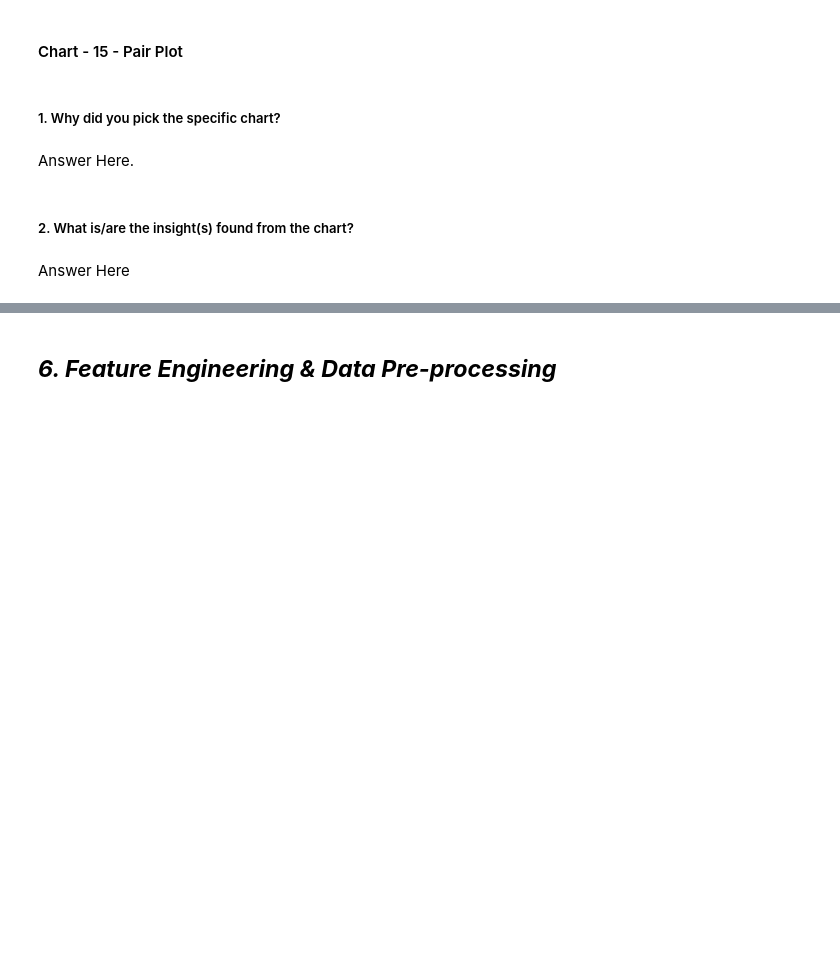
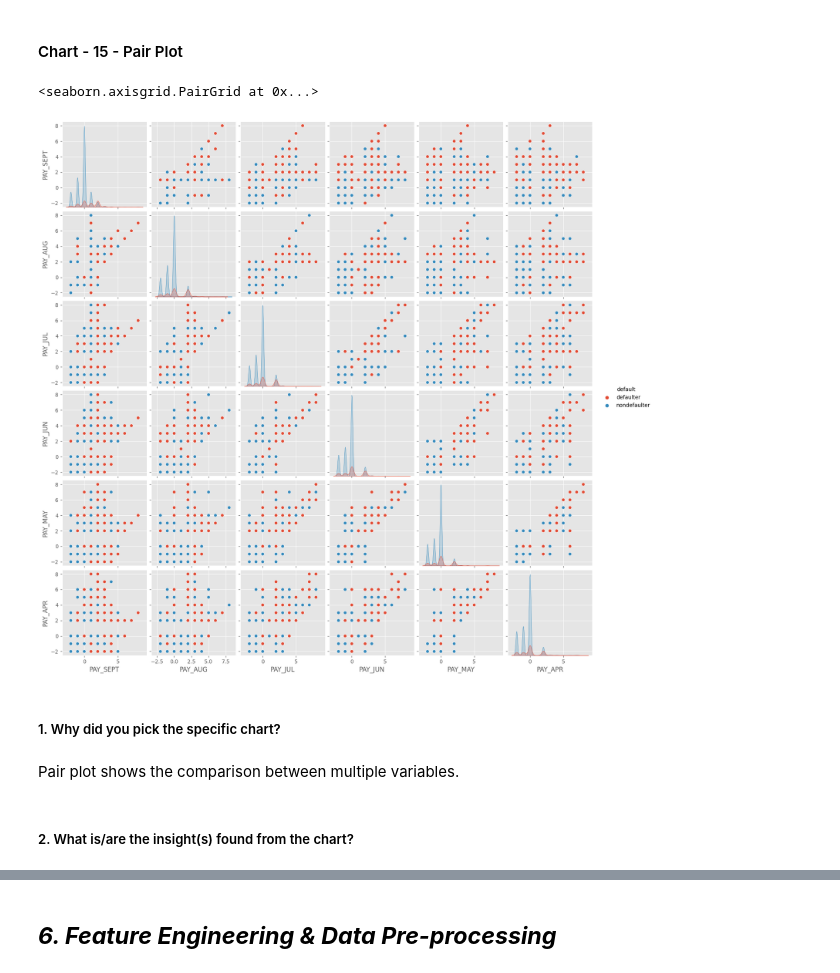
Before and after one commit to theuttammishra/Classification-Capstone, a Jupyter notebook: Credit_card_default_prediction.ipynb, the cells around one changed output, grey strips where cells are left out. Saved outputs shown, nothing was run; the diff lists cells and outputs as text; code cells hidden in the pictures; blank space fills up the shorter version.

```diff
--- a/Credit_card_default_prediction.ipynb
+++ b/Credit_card_default_prediction.ipynb
@@ -801,19 +824,16 @@ Correlation heatmap is used to plot the correlation between the parameters of th
 There isn't a clear correlation between the parameters.
 # %% [markdown]
 #### Chart - 15 - Pair Plot
-# %%
-# Pair Plot visualization code
-sns.set_style("whitegrid", {'axes.grid' : False})
-PairPlot=df[['LIMIT_BAL','AGE','BILL_AMT_SEPT', 'BILL_AMT_AUG', 'BILL_AMT_JUL', 'BILL_AMT_JUN',
-       'BILL_AMT_MAY', 'BILL_AMT_APR', 'PAY_AMT_SEPT', 'PAY_AMT_AUG',
-       'PAY_AMT_JUL', 'PAY_AMT_JUN', 'PAY_AMT_MAY', 'PAY_AMT_APR','default']].copy()
-pp=sns.pairplot(PairPlot,hue='default')
-pp.fig.set_size_inches(20,20)
+# %%
+# Plotting the pair plot for payment and default comparison
+payment=df[["PAY_SEPT","PAY_AUG", "PAY_JUL",  "PAY_JUN",  "PAY_MAY",  "PAY_APR",'default']]
+sns.pairplot(data=payment,hue = 'default')
+# %% [output]
+<seaborn.axisgrid.PairGrid at 0x...>
+[figure, added]
 # %% [markdown]
 ##### 1. Why did you pick the specific chart?
-# %% [markdown]
-Answer Here.
+# %% [markdown]
+Pair plot shows the comparison between multiple variables.
 # %% [markdown]
 ##### 2. What is/are the insight(s) found from the chart?
-# %% [markdown]
-Answer Here
```
Also changed, not shown: parts of 161 cells of this notebook.
